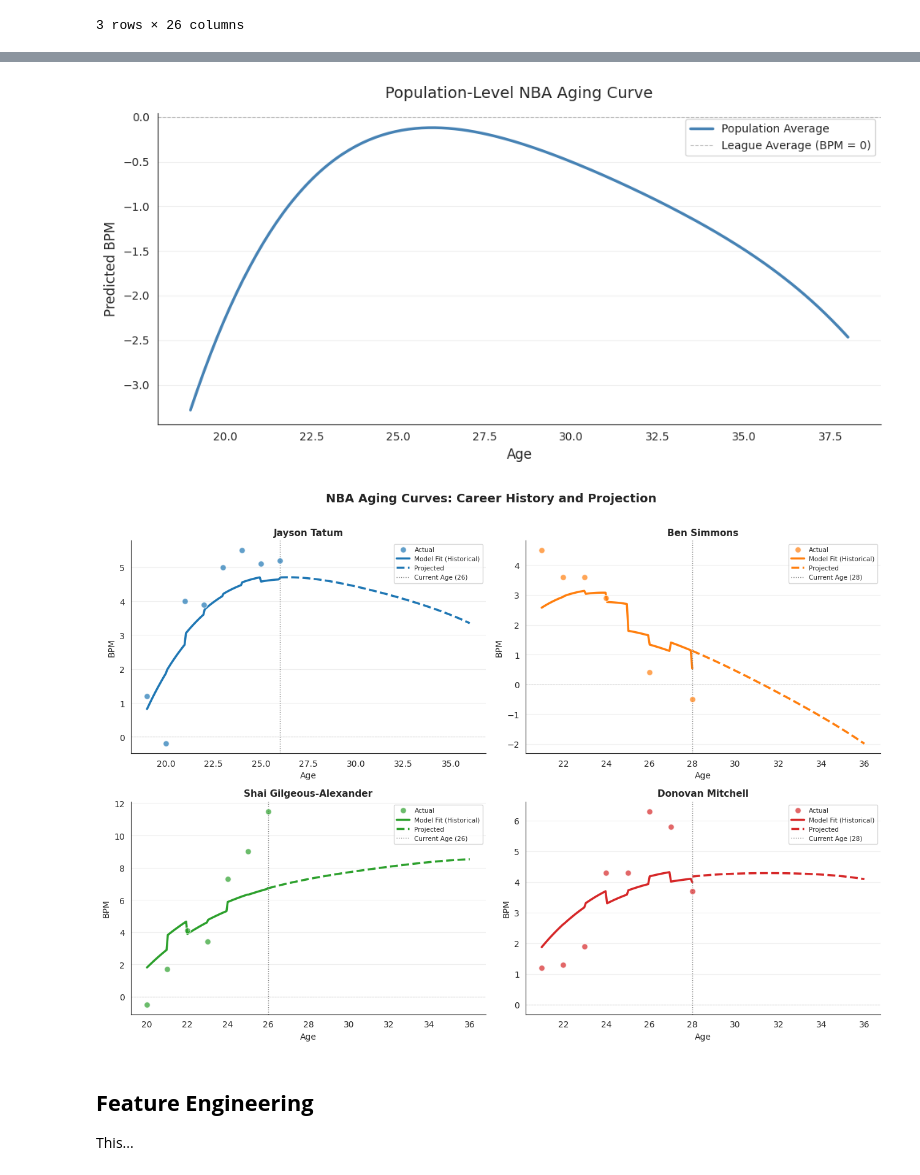
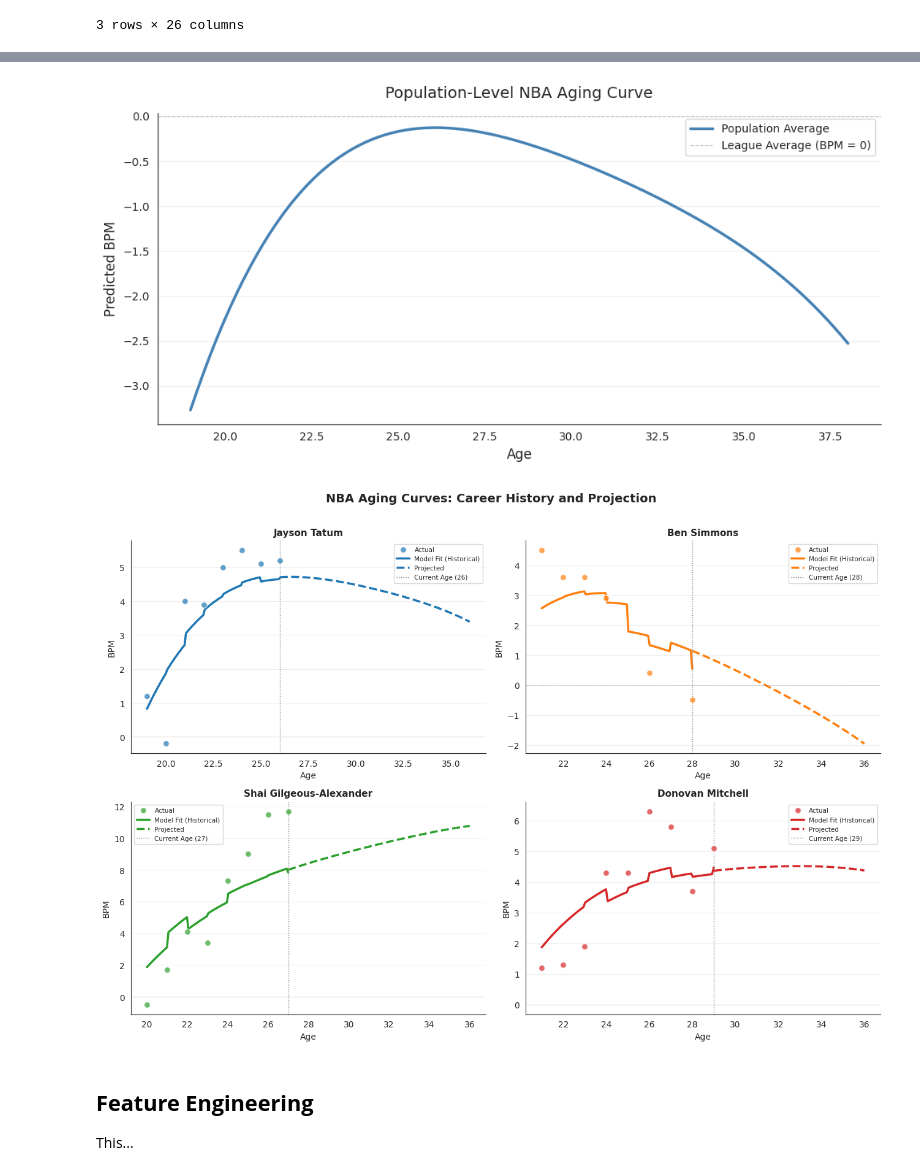
Before and after one commit to brianhockett/nba-aging-curve, a Jupyter notebook: pipeline.ipynb, the cells around one changed output, grey strips where cells are left out. Drawn from its saved outputs; the diff is of its cells as text; code cells hidden in the pictures.

```diff
--- a/pipeline.ipynb
+++ b/pipeline.ipynb
@@ -104,7 +104,6 @@ warnings.filterwarnings("ignore")
 
 # Subset and filter data
 df_model = df[(df["games_played"] >= 20) & (df["minutes_per_game"] >= 15)].copy()
-df_model = df_model[df_model['season'] != '2025-26']
 df_model  = df_model.sort_values(["name", "season"]).reset_index(drop = True)
 
 # Polynomial age features
@@ -236,7 +235,6 @@ ax.grid(axis="y", alpha=0.3)
 ax.spines["top"].set_visible(False)
 ax.spines["right"].set_visible(False)
 plt.tight_layout()
-plt.savefig("population_aging_curve.png", dpi=150)
 plt.show()
 
 
@@ -315,6 +313,5 @@ for i, player in enumerate(players_to_plot[:4]):
 plt.suptitle("NBA Aging Curves: Career History and Projection",
              fontsize=14, fontweight="bold", y=1.01)
 plt.tight_layout()
-plt.savefig("predicted_vs_actual.png", dpi=150, bbox_inches="tight")
 plt.show()
 # %% [output]
@@ -336,7 +333,7 @@ Group x age Cov       -0.609    0.060
 age Var                0.024    0.002
 =====================================================================
 [figure]
-[figure, old version]
+[figure, new version]
 # %% [markdown]
 ## **Feature Engineering**
 
```
Also changed, not shown: parts of 1 cell of this notebook.
